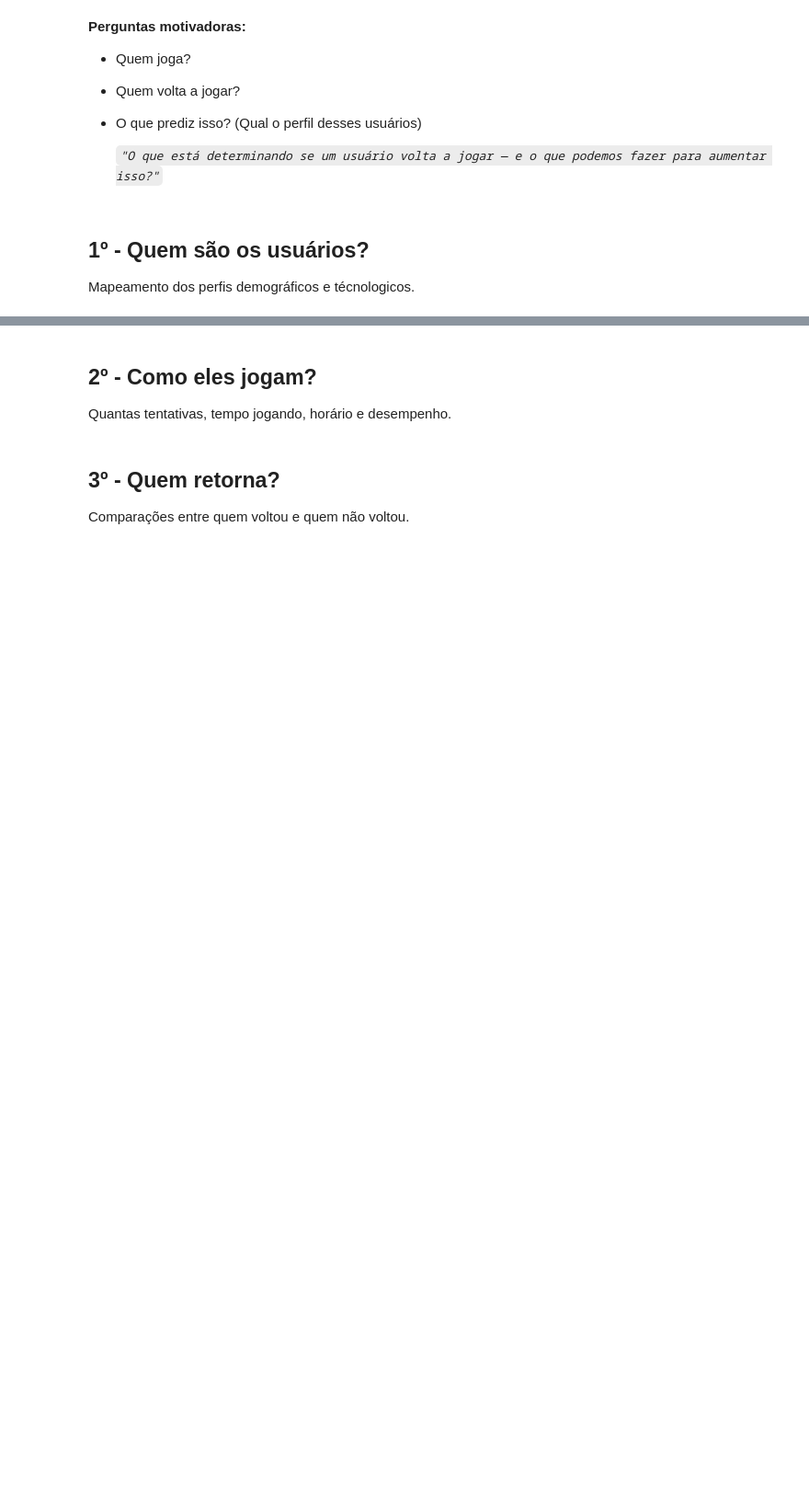
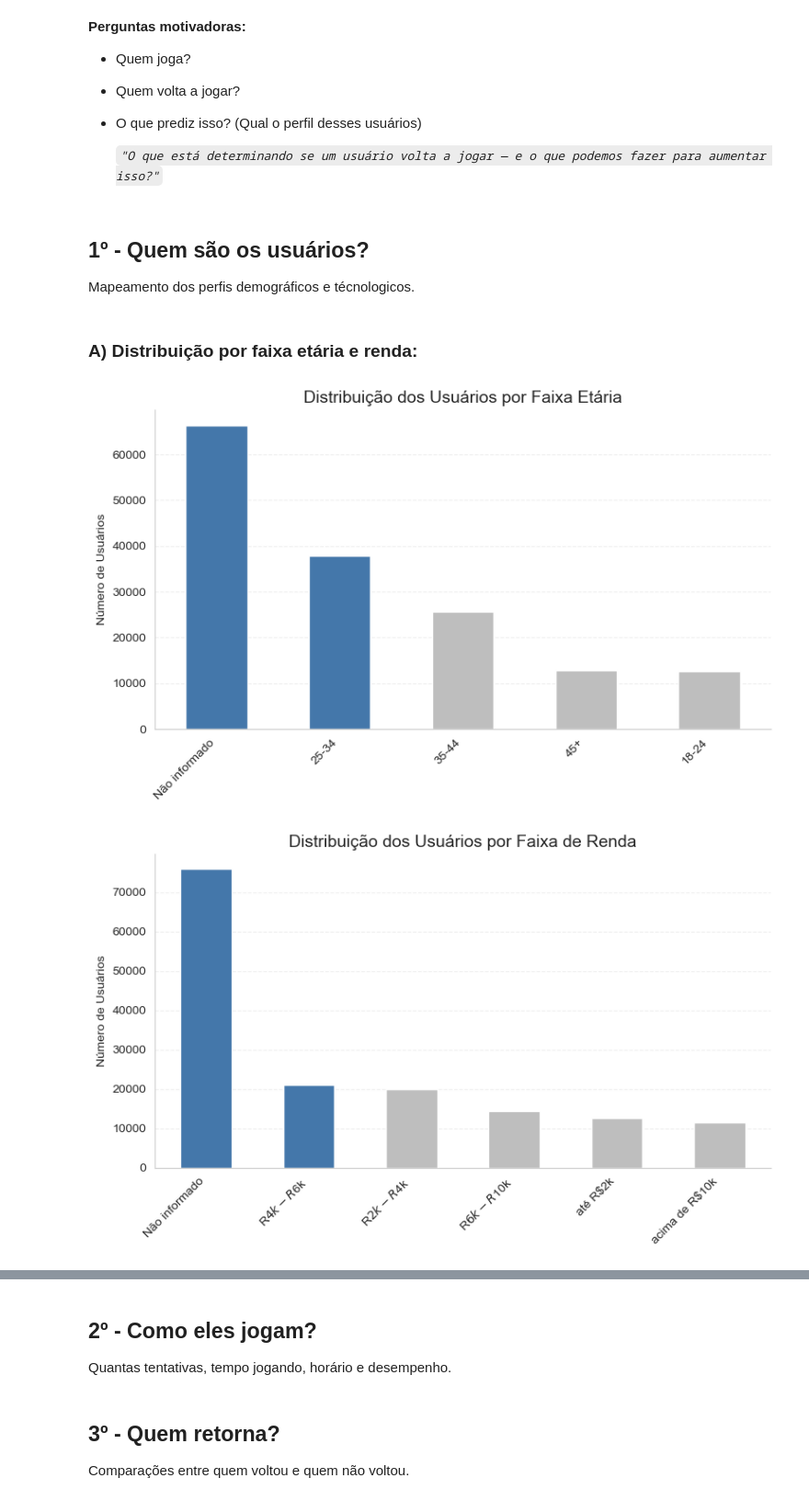
Before and after one commit to Fernandonneto/Case_Processo_Seletivo_-_Analista_de_Dados_Produto_-_Growth, a Jupyter notebook: II_Etapa_-_Analise_exploratoria_dados.ipynb, the cells around one changed output, grey strips where cells are left out. Shown at 92% size. Cells and saved outputs as stored; diff of their text form; code cells hidden in the pictures; blank space fills up the shorter version.

Commit message:
Análise dos usuários

```diff
--- a/II_Etapa_-_Analise_exploratoria_dados.ipynb
+++ b/II_Etapa_-_Analise_exploratoria_dados.ipynb
@@ -62,9 +63,87 @@ df.head()
 - O que prediz isso? (Qual o perfil desses usuários)
 
     *`"O que está determinando se um usuário volta a jogar — e o que podemos fazer para aumentar isso?"`*
+# %%
+# Paleta de cores padrão do projeto
+
+PALETA = {
+    "azul": "#4477AA",
+    "vermelho": "#EE6677",
+    "verde": "#228833",
+    "roxo": "#AA3377",
+    "amarelo": "#C8A600",
+    "cinza": "#BEBEBE",
+    "preto": "#000000"
+}
 # %% [markdown]
 ## 1º - Quem são os usuários?
 
 Mapeamento dos perfis demográficos e técnologicos.
+# %% [markdown]
+### A) Distribuição por faixa etária e renda:
 # %%
 # Distribuição por faixa etária e renda: Gráfico de barras (value_counts) para as variáveis (age_range e salary_range)
+# %%
+# Gráfico - Faixa Etária
+
+contagem = df['age_range'].value_counts()
+
+# Define as cores
+cores = [PALETA["cinza"]] * len(contagem)
+for i in range(min(2, len(contagem))):
+    cores[i] = PALETA["azul"]
+
+plt.figure(figsize=(8, 5))
+
+ax = contagem.plot(
+    kind='bar',
+    color=cores,
+    edgecolor='white'
+)
+
+plt.title('Distribuição dos Usuários por Faixa Etária', fontsize=14)
+plt.xlabel('')
+plt.ylabel('Número de Usuários')
+
+ax.grid(axis='y', linestyle='--', alpha=0.30)
+ax.grid(axis='x', visible=False)
+
+ax.spines['top'].set_visible(False)
+ax.spines['right'].set_visible(False)
+
+plt.xticks(rotation=45, ha='right')
+plt.tight_layout()
+plt.show()
+
+
+# Gráfico - Faixa de Renda
+contagem = df['salary_range'].value_counts()
+
+cores = [PALETA["cinza"]] * len(contagem)
+for i in range(min(2, len(contagem))):
+    cores[i] = PALETA["azul"]
+
+plt.figure(figsize=(8, 5))
+
+ax = contagem.plot(
+    kind='bar',
+    color=cores,
+    edgecolor='white'
+)
+
+plt.title('Distribuição dos Usuários por Faixa de Renda', fontsize=14)
+plt.xlabel('')
+plt.ylabel('Número de Usuários')
+
+ax.grid(axis='y', linestyle='--', alpha=0.30)
+ax.grid(axis='x', visible=False)
+
+ax.spines['top'].set_visible(False)
+ax.spines['right'].set_visible(False)
+
+plt.xticks(rotation=45, ha='right')
+plt.tight_layout()
+plt.show()
+# %% [output]
+[figure, added]
+[figure, added]
```
Also changed, not shown: parts of 8 cells of this notebook.
